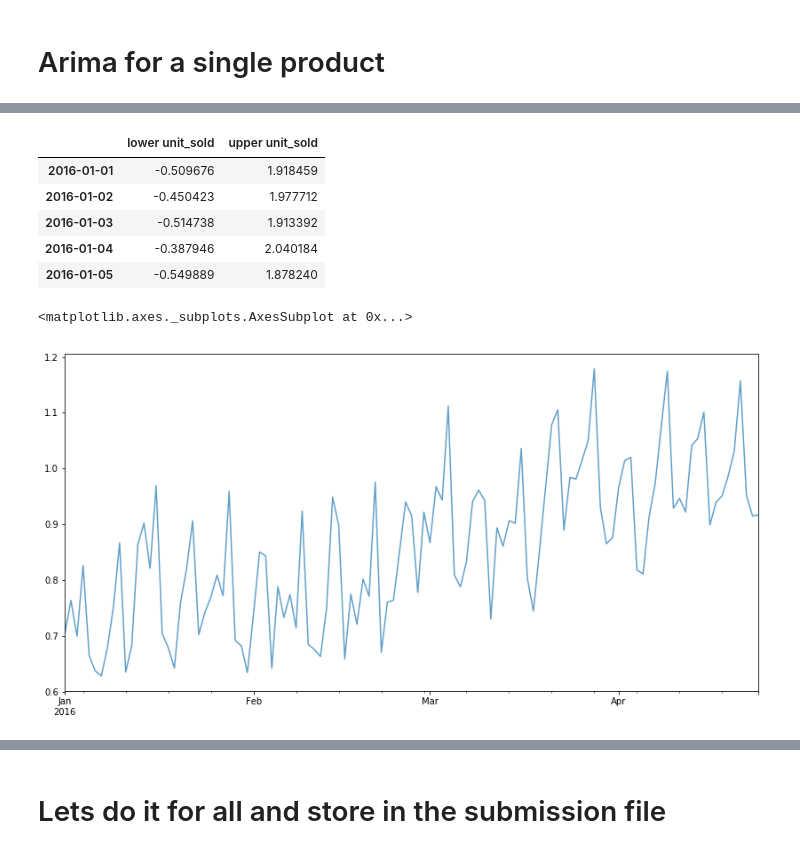
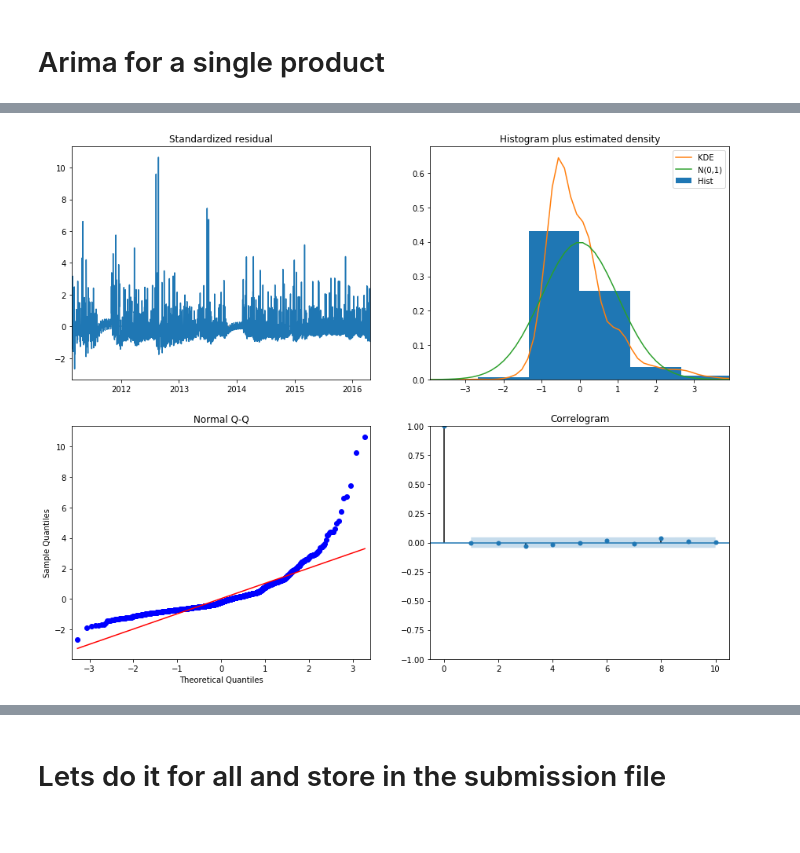
Before and after one commit to kabirmuntasir/2020-M5-Forecasting, a Jupyter notebook: Accuracy/M5Forecasting-Accuracy_ARIMAbylobos.ipynb, the cells around one changed output, grey strips where cells are left out. Cells and saved outputs as stored; diff of their text form; code cells hidden in the pictures.

Commit message:
added results matrics calc and plot

```diff
--- a/Accuracy/M5Forecasting-Accuracy_ARIMAbylobos.ipynb
+++ b/Accuracy/M5Forecasting-Accuracy_ARIMAbylobos.ipynb
@@ -133,0 +149,3 @@ plt.show()
+# %%
+ts=df_tim[df_tim['id']=='FOODS_1_001_CA_1_validation']['unit_sold']
+ts.head()
@@ -166,16 +203,8 @@ mod = sm.tsa.statespace.SARIMAX(df_tim[df_tim['id']=='HOBBIES_1_001_CA_1_validat
+# %%
+mod.plot_diagnostics(figsize=(15, 12))
+plt.show()
+# %% [output]
+[figure, added]
 # %%
-pred = mod.get_prediction(start=pd.to_datetime('2016-01-01'), dynamic=False)
+pred = mod.get_prediction(start=pd.to_datetime('2016-04-01'), dynamic=False)
 pred_ci = pred.conf_int()
-pred_ci.head()
-# %% [output]
-|  | lower unit_sold | upper unit_sold |
-| 2016-01-01 | -0.509676 | 1.918459 |
-| 2016-01-02 | -0.450423 | 1.977712 |
-| 2016-01-03 | -0.514738 | 1.913392 |
-| 2016-01-04 | -0.387946 | 2.040184 |
-| 2016-01-05 | -0.549889 | 1.878240 |
-# %%
-pred.predicted_mean.plot(label='Six-step ahead Forecast', alpha=.7, figsize=(14, 7))
-# %% [output]
-<matplotlib.axes._subplots.AxesSubplot at 0x...>
-[figure, removed]
```
Also changed, not shown: parts of 21 cells of this notebook.
